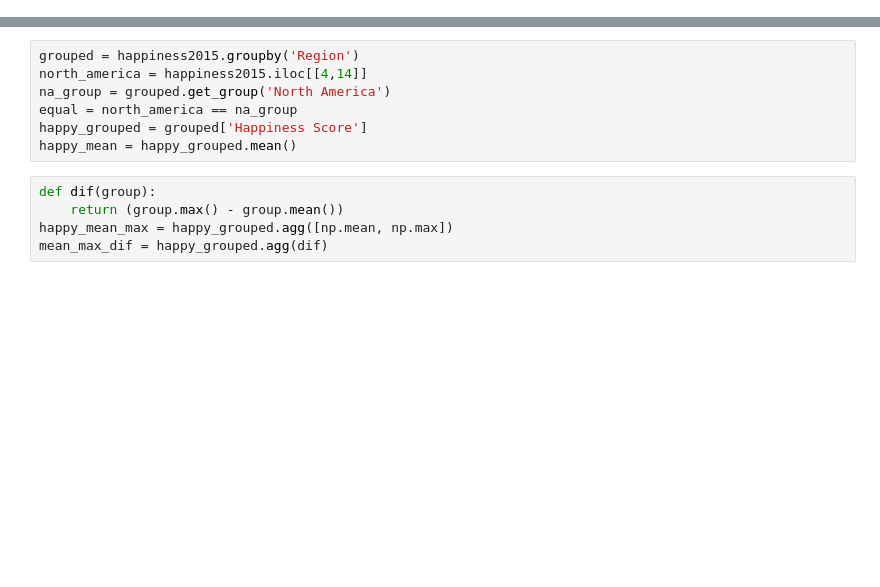
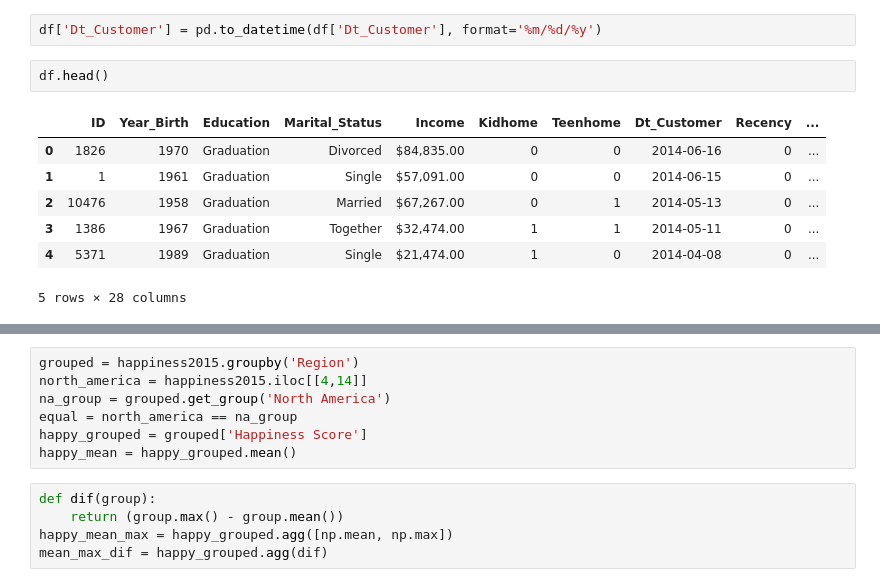
Before and after one commit to Gloriel/DQ_practice, a Jupyter notebook: Set2_Clean.ipynb, the cells around one changed output, grey strips where cells are left out. Drawn from its saved outputs; the diff is of its cells as text; blank space fills up the shorter version.

```diff
--- a/Set2_Clean.ipynb
+++ b/Set2_Clean.ipynb
@@ -38,3 +33,15 @@ happiness2015.head()
+# %%
+df['Dt_Customer'] = pd.to_datetime(df['Dt_Customer'], format='%m/%d/%y')
+# %%
+df.head()
+# %% [output]
+|  | ID | Year_Birth | Education | Marital_Status | Income | Kidhome | Teenhome | Dt_Customer | Recency | ... |
+| 0 | 1826 | 1970 | Graduation | Divorced | $84,835.00 | 0 | 0 | 2014-06-16 | 0 | ... |
+| 1 | 1 | 1961 | Graduation | Single | $57,091.00 | 0 | 0 | 2014-06-15 | 0 | ... |
+| 2 | 10476 | 1958 | Graduation | Married | $67,267.00 | 0 | 1 | 2014-05-13 | 0 | ... |
+| 3 | 1386 | 1967 | Graduation | Together | $32,474.00 | 1 | 1 | 2014-05-11 | 0 | ... |
+| 4 | 5371 | 1989 | Graduation | Single | $21,474.00 | 1 | 0 | 2014-04-08 | 0 | ... |
+5 rows × 28 columns
 # %%
 #Общая статистика
 happiness2015['Region'].describe()
```
Also changed, not shown: parts of 6 cells of this notebook.
